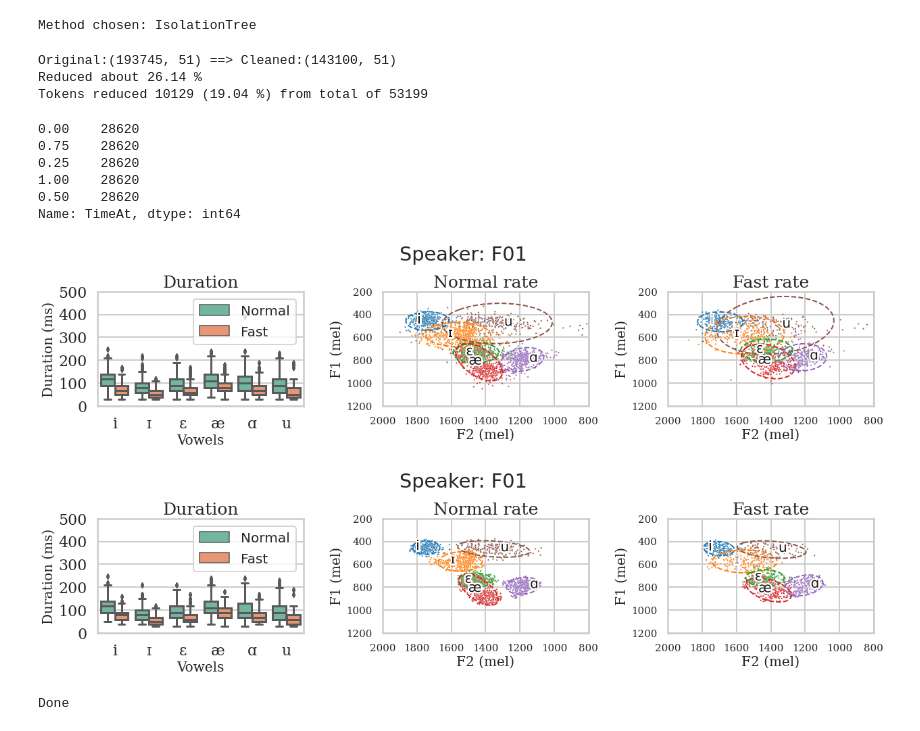
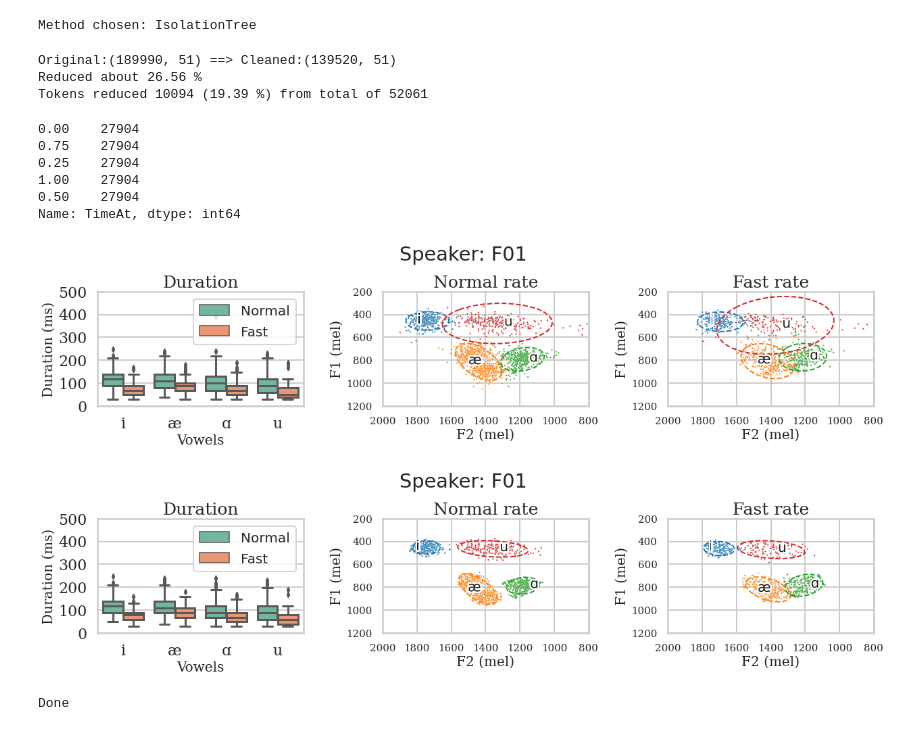
Before and after one commit to jaekookang/Articulatory-Data-Processor, a Jupyter notebook: 1-01_postprocesing.ipynb, the cells around one changed output. Saved outputs shown, nothing was run; the diff lists cells and outputs as text; code cells hidden in the pictures.

```diff
--- a/1-01_postprocesing.ipynb
+++ b/1-01_postprocesing.ipynb
@@ -177,7 +180,7 @@ D[acous_col].tail()
 spkr_list = sorted(D.Speaker.unique().tolist())
 word_list = sorted(D.Word.unique().tolist())
 vowel_list_all = sorted(D.Vowel.unique().tolist())  # all vowels
-vowel_list = ["IY1", "IH1", "EH1", "AO1", "AH1", "AA1", "AE1", "UH1", "UW1"]
+vowel_list = ["IY1", "IH1", "EH1", "AE1", "AA1", "AH1", "AO1", "UH1", "UW1"]
 time_list = D.TimeAt.unique().tolist()
 block_list = sorted(D.Block.unique().tolist())
 print("Speaker:", spkr_list)
@@ -514,6 +594,7 @@ if save_again:
         g = sns.catplot(x='Vowel', y='AcousVar', hue='TimeAt', col='Rate',
                         col_order=['N','F'] , order=vowel_list,
                         data=DN.loc[DN.Speaker==which_spkr], kind='box', aspect=2)
+        g.set(ylim=[-0.1, 7])
         plt.suptitle(f'{which_spkr}', fontsize=20, y=1.02)
         # Save
         plt.gcf().savefig(os.path.join(plot_dir, which_spkr, f'{which_spkr}_acousvar_before_outlier.png'), bbox_inches='tight')
@@ -792,66 +873,75 @@ else:
     DF = pd.read_csv(new_file)
     print('Loaded from saved data')
 
-#--- IsolationTree: outliers fraction='auto'
+##### 2021-01-11
+# --- IsolationTree: outliers fraction='auto'
 # Original:(193745, 51) ==> Cleaned:(143100, 51)
 # Reduced about 26.14 %
 # Tokens reduced 10129 (19.04 %) from total of 53199
 
-#--- IsolationTree: outliers fraction=0.1
+# --- IsolationTree: outliers fraction=0.1
 # Original:(193745, 51) ==> Cleaned:(156460, 51)
 # Reduced about 19.24 %
 # Tokens reduced 7457 (14.02 %) from total of 53199
 
-#--- IQR
+# --- IQR
 # Original:(193745, 51) ==> Cleaned:(185630, 51)
 # Reduced about 4.19 %
 # Tokens reduced 1623 (3.05 %) from total of 53199
+
+##### 2021-01-19
+# --- IsolationTree: outliers fraction='auto'
+# Original:(189990, 51) ==> Cleaned:(139520, 51)
+# Reduced about 26.56 %
+# Tokens reduced 10094 (19.39 %) from total of 52061
 # %% [output]
-Original:(193745, 51) ==> Cleaned:(143100, 51)
-Reduced about 26.14 %
-Tokens reduced 10129 (19.04 %) from total of 53199
+Original:(189990, 51) ==> Cleaned:(139520, 51)
+Reduced about 26.56 %
+Tokens reduced 10094 (19.39 %) from total of 52061
 # %%
 # Check if each time point have the same data points
 DF.TimeAt.value_counts()
 
-# 0.00    28620
-# 0.75    28620
-# 0.25    28620
-# 1.00    28620
-# 0.50    28620
+# 0.00    27904
+# 0.75    27904
+# 0.25    27904
+# 1.00    27904
+# 0.50    27904
 # %% [output]
-0.00    28620
-0.75    28620
-0.25    28620
-1.00    28620
-0.50    28620
+0.00    27904
+0.75    27904
+0.25    27904
+1.00    27904
+0.50    27904
 Name: TimeAt, dtype: int64
 # %%
 # Check the result of the ourlier removal quickly
 # Quick check (for myself)
 which_spkr = 'F01'
 which_time = 0.5
-custom_vowels = ['IY1', 'IH1', 'EH1', 'AE1', 'AA1', 'UW1']
+# custom_vowels = vowel_list
+# custom_vowels = ['IY1', 'IH1', 'EH1', 'AE1', 'AA1', 'UW1']
+custom_vowels = ['IY1', 'AE1', 'AA1', 'UW1']
 
 if len(acous_col) == 3:
     fig, arr = plt.subplots(1, 5, figsize=(20,5), facecolor='white')
     plot_dur_formants_by_rate(DF.loc[(DF.Speaker==which_spkr)&(DF.TimeAt==which_time)], arr, vowel_list,
                               x='Vowel', y='Duration', hue='Rate',
                               title=f'Plot by Speech Rate ({which_spkr})',
                               use_mel=use_mel);
 if len(acous_col) == 2:
     # Before outlier removal
     with sns.plotting_context(context='poster'):
         sns.set_style("whitegrid", {'font.family' : 'serif' , 'font.serif' : 'Times New Roman'})
         fig, arr = _plot_dur_vowels(DN, which_spkr, which_time, custom_vowels)
 
     # After outlier removal
     with sns.plotting_context(context='poster'):
         sns.set_style("whitegrid", {'font.family' : 'serif' , 'font.serif' : 'Times New Roman'})
         fig, arr = _plot_dur_vowels(DF, which_spkr, which_time, custom_vowels)
 # %% [output]
-[figure, old version]
+[figure, new version]
-[figure, old version]
+[figure, new version]
 # %%
 if save_again:
     which_time = 0.5
```
Also changed, not shown: parts of 56 cells of this notebook, 45 other files.
